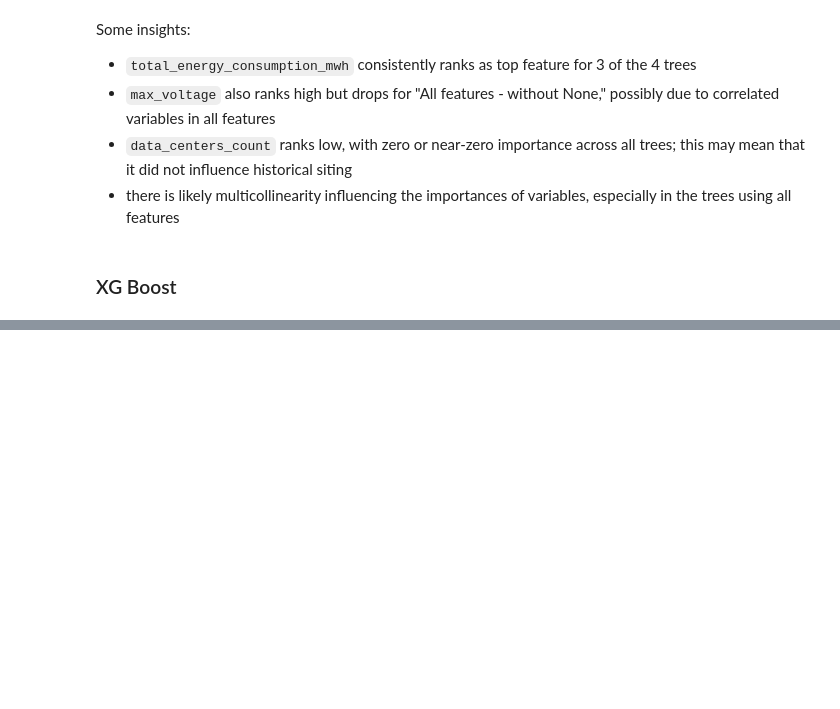
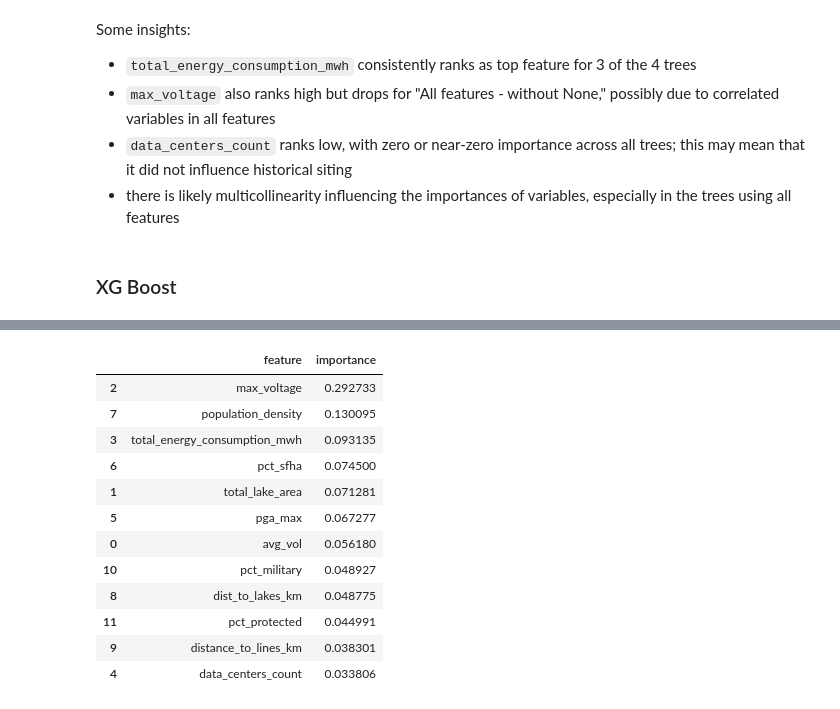
Before and after one commit to UIUC-DSC/team-nuclear-family, a Jupyter notebook: notebooks/validation.ipynb, the cells around one changed output, grey strips where cells are left out. Cells and saved outputs as stored; diff of their text form; code cells hidden in the pictures; blank space fills up the shorter version.

```diff
--- a/notebooks/validation.ipynb
+++ b/notebooks/validation.ipynb
@@ -526,0 +580,17 @@ Some insights:
+# %%
+xgb_importances = pd.DataFrame({'feature': scored_features, 'importance': best_xgb.named_steps['xgb'].feature_importances_}).sort_values('importance', ascending=False)
+xgb_importances
+# %% [output]
+|  | feature | importance |
+| 2 | max_voltage | 0.292733 |
+| 7 | population_density | 0.130095 |
+| 3 | total_energy_consumption_mwh | 0.093135 |
+| 6 | pct_sfha | 0.074500 |
+| 1 | total_lake_area | 0.071281 |
+| 5 | pga_max | 0.067277 |
+| 0 | avg_vol | 0.056180 |
+| 10 | pct_military | 0.048927 |
+| 8 | dist_to_lakes_km | 0.048775 |
+| 11 | pct_protected | 0.044991 |
+| 9 | distance_to_lines_km | 0.038301 |
+| 4 | data_centers_count | 0.033806 |
```
Also changed, not shown: parts of 10 cells of this notebook.
